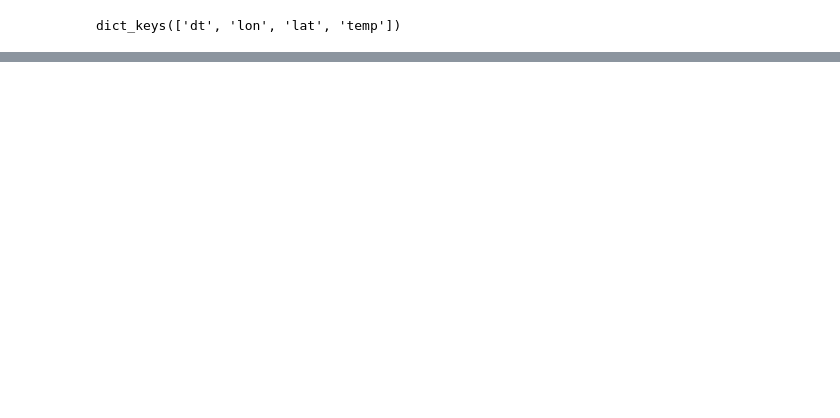
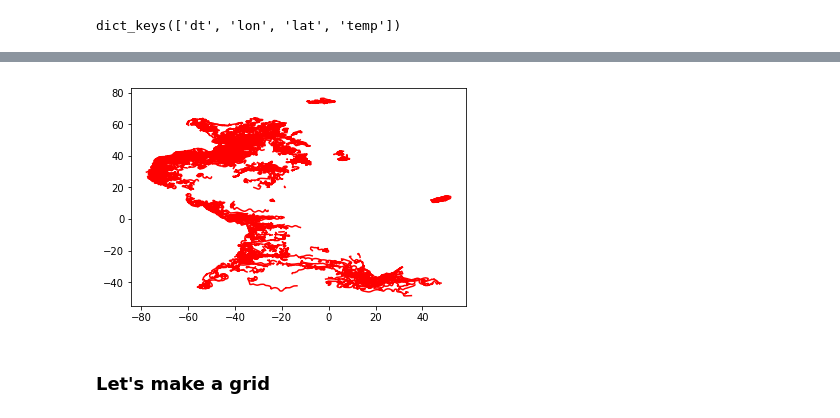
Before and after one commit to ryokurashina/jamboree2019, a Jupyter notebook: floats/first_dataset.ipynb, the cells around one changed output, grey strips where cells are left out. Saved outputs shown, nothing was run; the diff lists cells and outputs as text; code cells hidden in the pictures; blank space fills up the shorter version.

```diff
--- a/floats/first_dataset.ipynb
+++ b/floats/first_dataset.ipynb
@@ -13,5 +13,5 @@ print(d[0].keys())
 dict_keys(['dt', 'lon', 'lat', 'temp'])
 # %%
 for i in range(len(d)):
-    plt.plot(d[i]['lon'],d[i]['lat'])
+    plt.plot(d[i]['lon'],d[i]['lat'],'r')
 # %% [output]
@@ -20,3 +18,4 @@ for i in range(len(d)):
+[figure, added]
 # %%
 data_list = []
 for i in range(len(d)):
@@ -26,0 +42,2 @@ for i in range(len(d)):
+# %% [markdown]
+### Let's make a grid
```
Also changed, not shown: parts of 10 cells of this notebook.
